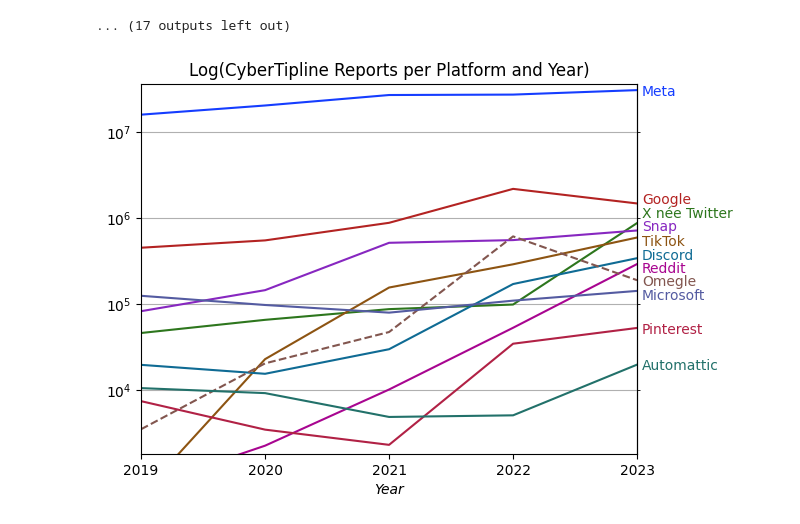
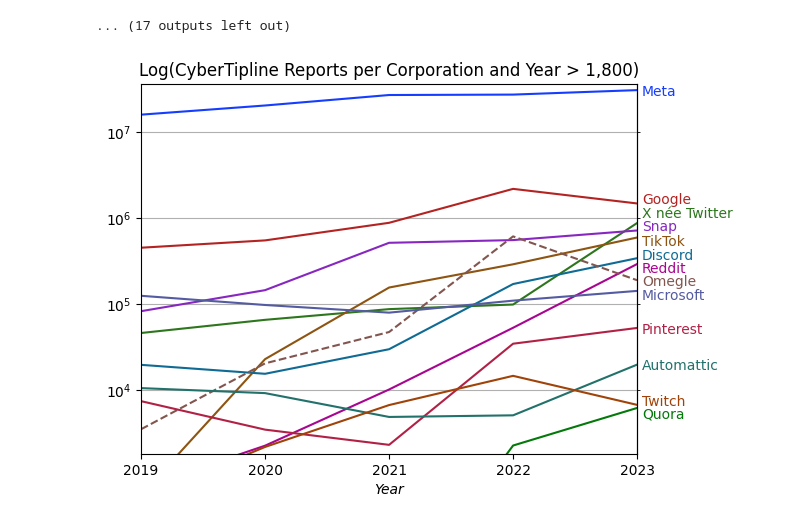
Before and after one commit to apparebit/diaphanous, a Jupyter notebook: analysis/platform.ipynb, the cells around one changed output. Saved outputs shown, nothing was run; the diff lists cells and outputs as text; code cells hidden in the pictures.

Commit message:
add Twitch, Quora to graph; add analysis of Q4 2023 data for TikTok

```diff
--- a/analysis/platform.ipynb
+++ b/analysis/platform.ipynb
@@ -267,13 +267,16 @@ def mega_tick(y: int | float, _pos: object) -> str:
 PLATFORMS = [
     "Meta", "Google", "X", "Snap", "TikTok",
     "Discord", "Reddit", "Omegle", "Microsoft",
-    "Pinterest", "Automattic"
+    "Pinterest", "Automattic", "Twitch", "Quora"
 ]
 
 ncmec = wide_ncmec_reports(data).rename(columns={"Alphabet": "Google"})[PLATFORMS]
+# Patch missing datum for Twitch based on the platform's data
+ncmec.loc["2020", "Twitch"] = 2_158
+
 ax = ncmec.plot()
 
-ax.set_title("Log(CyberTipline Reports per Platform and Year)")
+ax.set_title("Log(CyberTipline Reports per Corporation and Year > 1,800)")
 ax.legend().remove()
 ax.set_xlabel("Year", fontstyle="italic")
 ax.get_yaxis().set_major_formatter(mp.ticker.FuncFormatter(mega_tick))
@@ -301,36 +304,40 @@ offsets = {
     "Microsoft": -2.5,
     "Pinterest": 0,
     "Automattic": 0,
+    "Twitch": 3.5,
+    "Quora": -3.5,
 }
 
 colors = [
     "#153dff",
     "#b32322",
     "#2d761d",
     "#8727c0",
     "#8d5412",
     "#0f6b94",
     "#a80590",
     "#82564f",
     "#545ba1",
     "#b12145",
     "#22716a",
+    "#a04309",
+    "#03790a",
 ]
 
 for platform, color, line, label in zip(
     PLATFORMS, colors, ax.get_lines(), alt.get_yticklabels()
 ):
     line.set_color(color)
     if platform == "Omegle":
         line.set_linestyle("dashed")
     label.set_color(color)
     raw_offset = offsets[platform]
     if raw_offset != 0:
         offset = mp.transforms.ScaledTranslation(
             0, raw_offset/72, ax.figure.dpi_scale_trans
         )
         label.set_transform(label.get_transform() + offset)
 
-ax.figure.savefig("../figure/reports-per-platform-and-year.svg", bbox_inches='tight')
+ax.figure.savefig("../figure/reports-per-corporation-and-year.svg", bbox_inches='tight')
 # %% [output]
-[figure, old version]
+[figure, new version]
```
Also changed, not shown: 3 other files.
